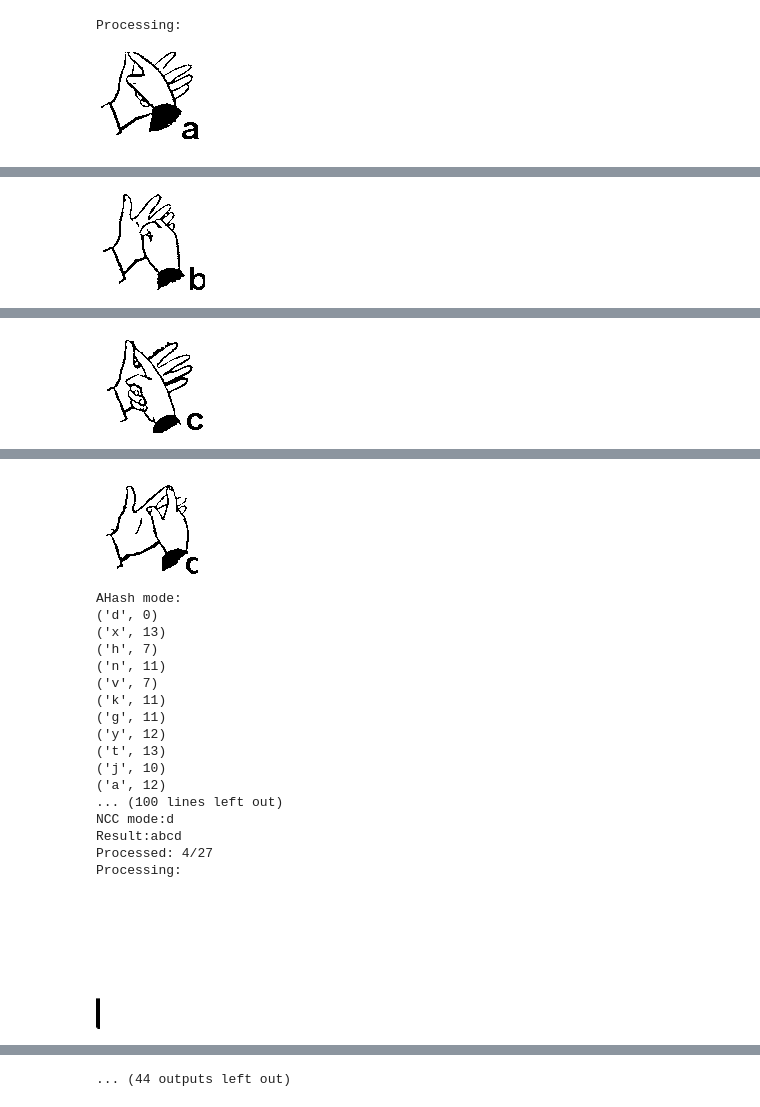
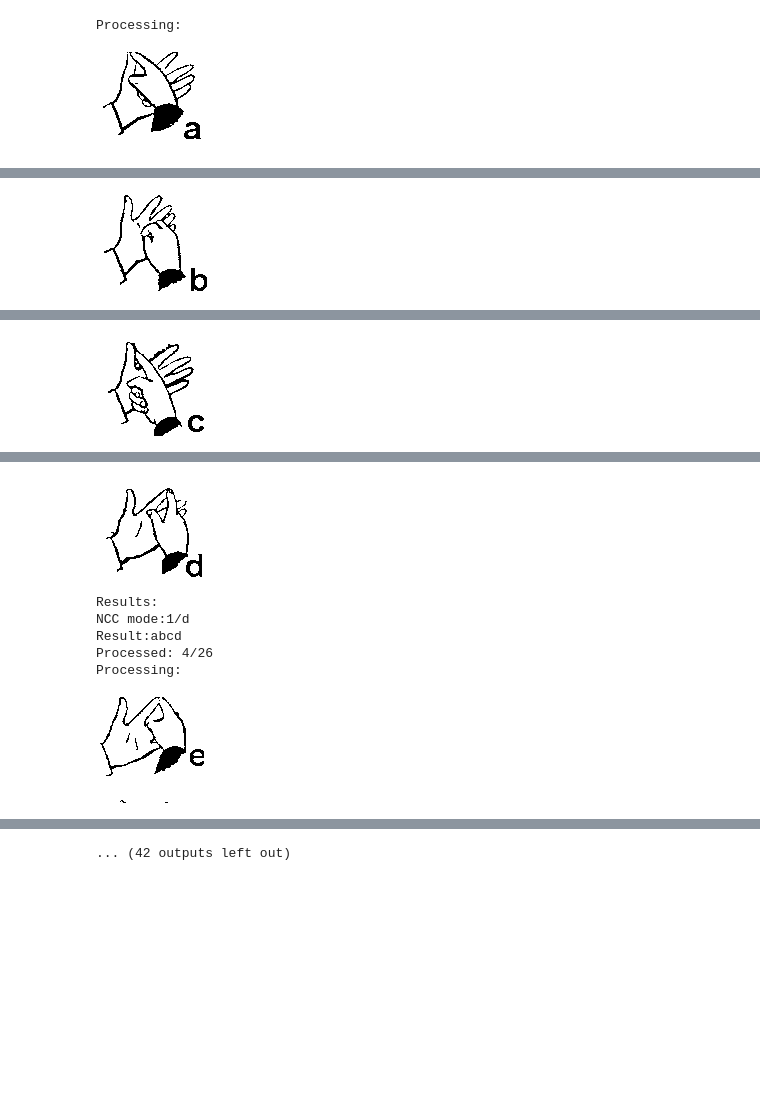
Before and after one commit to DentonJC/gctranslator, a Jupyter notebook: Project.ipynb, the cells around one changed output, grey strips where cells are left out. Drawn from its saved outputs; the diff is of its cells as text; code cells hidden in the pictures; blank space fills up the shorter version.

```diff
--- a/Project.ipynb
+++ b/Project.ipynb
@@ -89,7 +92,7 @@ def address_helper(input_img_addr, mode):
         input_img_addr = input_img_addr.replace('.png','')
         input_img_addr = input_img_addr.replace('.bmp','')
         input_img_addr = input_img_addr.replace(binary_path,'')
-        input_img_addr = input_img_addr.replace(finded_path,'')
+        input_img_addr = input_img_addr.replace(found_path,'')
 
     return input_img_addr
 # %%
@@ -192,7 +195,7 @@ def separation(input_img_addr, threshold):
         for x in symbolsx:
             if count < 1000:
                 temp = '{:03d}'.format(count)
-                input_image.crop((x[0],y[0],x[1],y[1])).save('finded/'+str(temp)+'.png', "PNG")
+                input_image.crop((x[0],y[0],x[1],y[1])).save('found/'+str(temp)+'.png', "PNG")
             count += 1
 # %%
 def delete_trash(threshold):
@@ -359,7 +351,7 @@ def compare_1toN(input_img_addr):
 def result_1toN():#rewrite for top-3 statistics
     global results #local results
     global RESULT  #global result
-    results = [''] #clean prev result
+    results = [] #clean prev result
 
     #collecting all the local results
     if pix_mode == 1 and values != []:
@@ -371,7 +363,16 @@ def result_1toN():#rewrite for top-3 statistics
     if dhash_mode == 1 and dhashes != []:
         results.append(names[dhashes.index(min(dhashes))])
     if ncc_mode == 1 and nccors != []:
-        results.append(names[nccors.index(min(nccors))])
-    RESULT += max(set(results), key=results.count) #add the most likely local result to the global
+        results.append(names[nccors.index(max(nccors))])
+
+    if results == []:
+        results = ['']
+
+    temp = max(set(results), key=results.count)
+    for d, dirs, files in os.walk(examples_path):
+        for f in dirs:
+            temp = temp.replace(f,'')
+            temp = temp.replace('/','')
+    RESULT += temp #add the most likely local result to the global
 # %%
 def print_1toN(): #developer function, NEWER EVER USE TO THE FULL DATASET
@@ -413,23 +414,34 @@ def main():
     display(DImage(filename=input_address))
     binarization(input_address)
     input_address = address_helper(input_address,'png')
+
+    examples = []
+    for d, dirs, files in os.walk(examples_path):
+        for f in files:
+            path = os.path.join(d,f)
+            examples.append(path)
+
+    for i in range(len(examples)):
+        try: #check if file is image
+            binarization(examples[i])
+            if rotate_mode == 1:
+                binaries = os.listdir(examples_path)
+                #rotate to the approximate degree
+                save_rotate(binary_path+binaries[i],360 / abs(360 / rotate_degr))
+        except IOError:
+            pass
+
+
     #preprocessing(img).save(input_address)
     separation(input_address, threshold)
-    #images = os.listdir(finded_path)
-    #for i in range(len(images)):
-    #    try:
-    #        separation(images[i], threshold)
-    #    except IOError:
-    #        pass
-
     delete_trash(t_threshold)
-    symbols = os.listdir(finded_path)
+    symbols = os.listdir(found_path)
     count = 0
     for i in sorted(symbols):
         try: #check if files are images
             count+=1
             print('Processing:')
-            display(DImage(filename=finded_path+i))
+            display(DImage(filename=found_path+i))
             compare_1toN(i)
             result_1toN()
             print_1toN()
@@ -443,4 +455,4 @@ main()
 # %% [output]
 [figure]
 Processing:
-[figure, old version]
+[figure, new version]
@@ -481,2 +469,2 @@ Processed: 2/27
 Processing:
-[figure, old version]
+[figure, new version]
@@ -499,20 +475,8 @@ Processed: 3/27
 Processing:
-[figure, old version]
+[figure, new version]
-AHash mode:
-('d', 0)
-('x', 13)
-('h', 7)
-('n', 11)
-('v', 7)
-('k', 11)
-('g', 11)
-('y', 12)
-('t', 13)
-('j', 10)
-('a', 12)
-... (100 lines left out)
-NCC mode:d
+Results:
+NCC mode:1/d
 Result:abcd
-Processed: 4/27
+Processed: 4/26
 Processing:
-[figure, old version]
+[figure, new version]
@@ -535,2 +487,2 @@ Processed: 5/27
 Processing:
-... (44 outputs left out)
+... (42 outputs left out)
```
Also changed, not shown: parts of 8 cells of this notebook, 1 other file.
